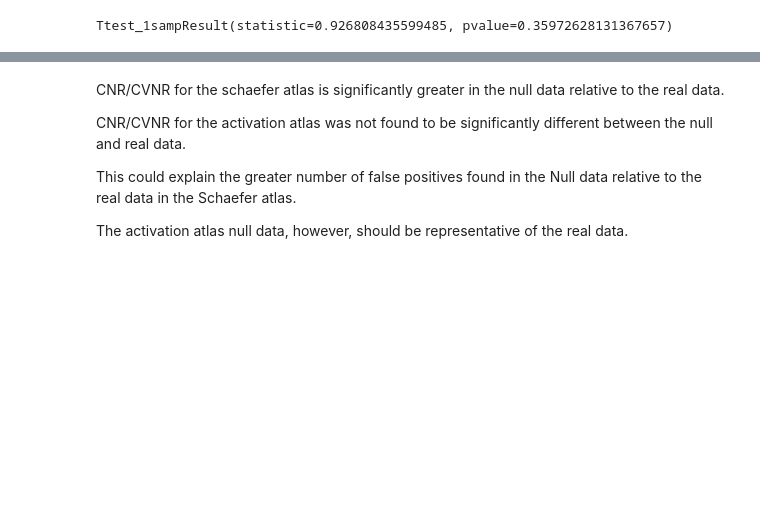
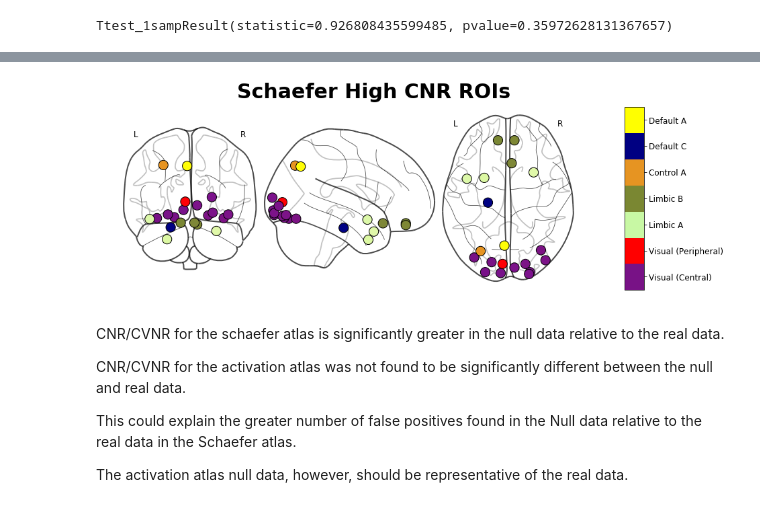
Before and after one commit to jdkent/BetaSeriesRealDataAnalysis, a Jupyter notebook: nibsAnalysis/cnr_trial_variability.ipynb, the cells around one changed output, grey strips where cells are left out. Saved outputs shown, nothing was run; the diff lists cells and outputs as text; code cells hidden in the pictures; blank space fills up the shorter version.

Commit message:
make figure for high CNR schaefer ROIs

```diff
--- a/nibsAnalysis/cnr_trial_variability.ipynb
+++ b/nibsAnalysis/cnr_trial_variability.ipynb
@@ -43,6 +31,11 @@ RESPONSE_LUT = '../data/overall_response.tsv'
 BOLD_QA = '../mriqc/group_bold.tsv'
 SCHAEFER_ATLAS = '../data/Schaefer2018_400Parcels_17Networks_order_FSLMNI152_2mm.nii.gz'
 SCHAEFER_LUT = '../data/schaefer_parcel-400_network-17.tsv'
+# %%
+def save_eps(fig, fname):
+    fig.savefig(fname + '.pdf', bbox_inches='tight')
+    call(["pdf2ps", fname + '.pdf', fname + '.eps'])
+    os.remove(fname + '.pdf')
 # %%
 def proc_bold_qa(bold_qa_file):
     bold_qa = pd.read_csv(bold_qa_file, sep='\t')
@@ -764,0 +845,3 @@ Ttest_1sampResult(statistic=0.926808435599485, pvalue=0.35972628131367657)
+# %%
+schaeferbest_info['hex'] = [colors.to_hex(rgb / 255) for rgb in schaeferbest_info[["r", "g", "b"]].values]
+schaeferbest_info
@@ -765,3 +871,39 @@ Ttest_1sampResult(statistic=0.926808435599485, pvalue=0.35972628131367657)
+# %%
+color_dict = {
+    "Visual (Central)": (120/255, 18/255, 134/255),
+    "Visual (Peripheral)": (255/255, 0/255, 0/255),
+    "Limbic A": (200/255, 248/255, 164/255),
+    "Limbic B": (122/255, 135/255, 50/255),
+    "Control A": (230/255, 148/255, 34/255),
+    "Default C": (0/255, 0/255, 130/255),
+    "Default A": (255/255, 255/255, 0/255),
+}
+# %%
+fig, axs = plt.subplots(ncols=2, figsize=(14, 5), gridspec_kw={'width_ratios': [23/24, 1/24]})
+
+plotting.plot_connectome(np.eye(schaeferbest_centroid_coords.shape[0]),
+                         schaeferbest_info[["R", "A", "S"]].values,
+                         node_color=[colors.to_hex(rgb / 255) for rgb in schaeferbest_info[["r", "g", "b"]].values],
+                         node_size=200, node_kwargs={'edgecolors': "k"},
+                         axes=axs[0])
+
+# make the color bar
+colors.ListedColormap(color_dict.values())
+colorbar = mpl.colorbar.ColorbarBase(
+    axs[1],
+    cmap=colors.ListedColormap(color_dict.values()),
+    orientation='vertical',
+    boundaries=range(len(color_dict)+1))
+r = float(len(color_dict))
+colorbar.set_ticks([0.0 + r / int(r) * (0.5 + i) for i in range(int(r))])
+colorbar.set_ticklabels(list(color_dict.keys()))
+colorbar.ax.tick_params(labelsize=12)
+
+fig.suptitle("Schaefer High CNR ROIs", size=30, weight="heavy");
+
+save_eps(fig, "schaefer_high_cnr_rois")
+# %% [output]
+[figure, added]
 # %% [markdown]
 CNR/CVNR for the schaefer atlas is significantly greater in the null data relative to the real data.
 
```
Also changed, not shown: parts of 28 cells of this notebook, 1 other file.
